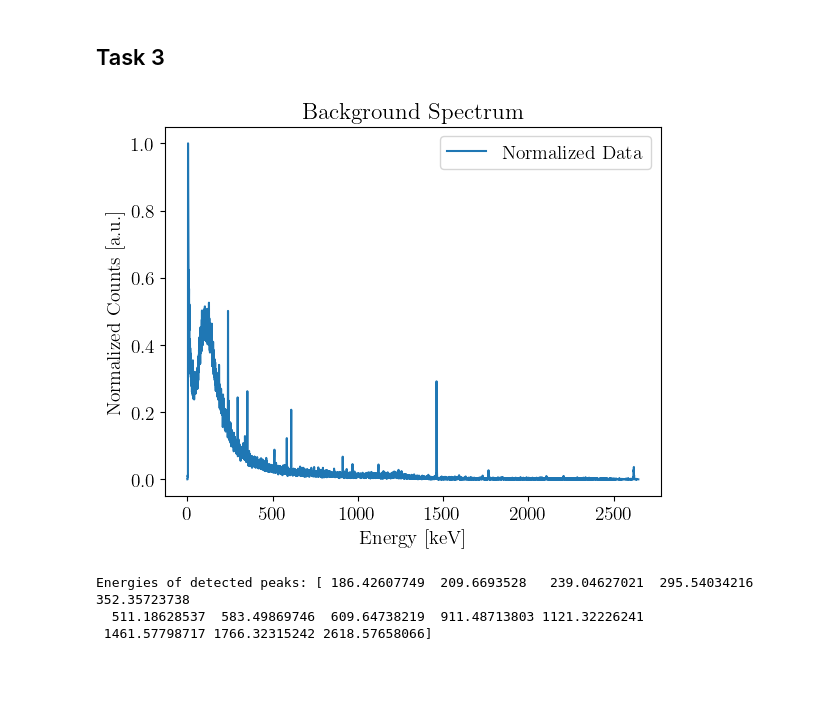
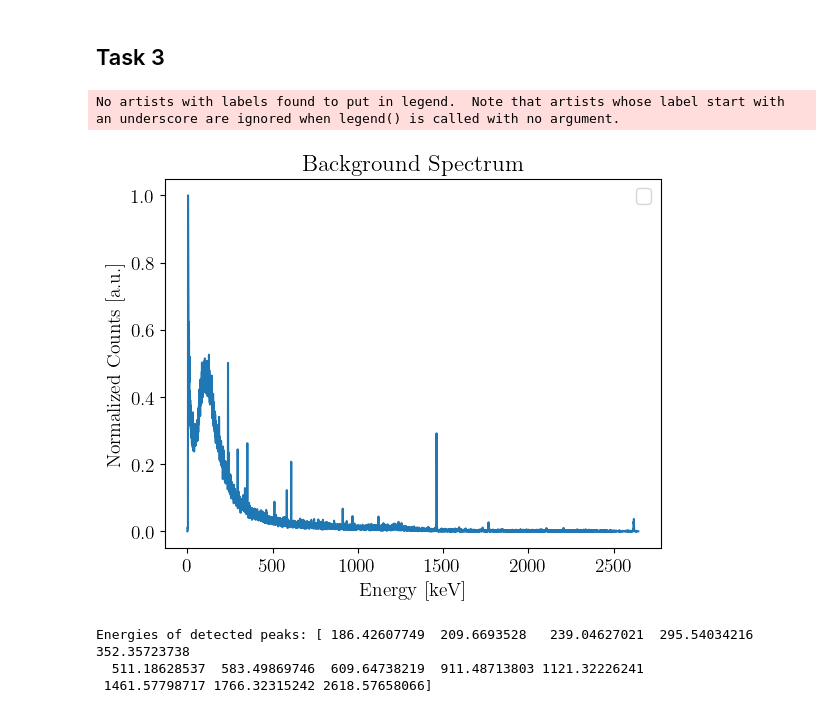
Before and after one commit to jamalghaith/advancedlabs, a Jupyter notebook: Gamma Spectroscopy/Analysis.ipynb, the cells around one changed output. Saved outputs shown, nothing was run; the diff lists cells and outputs as text; code cells hidden in the pictures; blank space fills up the shorter version.

```diff
--- a/Gamma Spectroscopy/Analysis.ipynb
+++ b/Gamma Spectroscopy/Analysis.ipynb
@@ -85,7 +85,7 @@ for i in range(1, 10):
     plt.show()
 
     # Plot the data and the fitted Gaussian
-    plt.figure()
+    plt.figure(figsize=set_size(469))
     plt.scatter(window_indices, window_data, label='Data')
     plt.plot(window_indices, gaussian(window_indices, *popt), label='Fitted Gaussian')
     plt.legend()
@@ -346,30 +312,30 @@ plt.show()
 # %%
 import numpy as np
 import matplotlib.pyplot as plt
-from scipy.signal import find_peaks
 
 # Load the data from Task 3
-data = np.loadtxt('Task 3/Background.TKA', skiprows=2)
+background = np.loadtxt('Task 3/Background.TKA', skiprows=2)
 
 # Normalize the data
-normalized_data = data / data.max()
+normalized_data = background / background.max()
 
 # Calibrate x axis based on fit
 calibrated_x = linear_func(np.arange(len(data)), *popt)
 
 
 # Plot the data
 plt.figure()
 plt.plot(calibrated_x, normalized_data)
 
 plt.xlabel('Energy [keV]')
 plt.ylabel('Normalized Counts [a.u.]')
 plt.title('Background Spectrum')
 plt.legend()
 
 plt.show()
 # %% [output]
+No artists with labels found to put in legend.  Note that artists whose label start with an underscore are ignored when legend() is called with no argument.
-[figure, old version]
+[figure, new version]
 # %%
 import numpy as np
 import matplotlib.pyplot as plt
```
Also changed, not shown: parts of 7 cells of this notebook, 32 other files.
